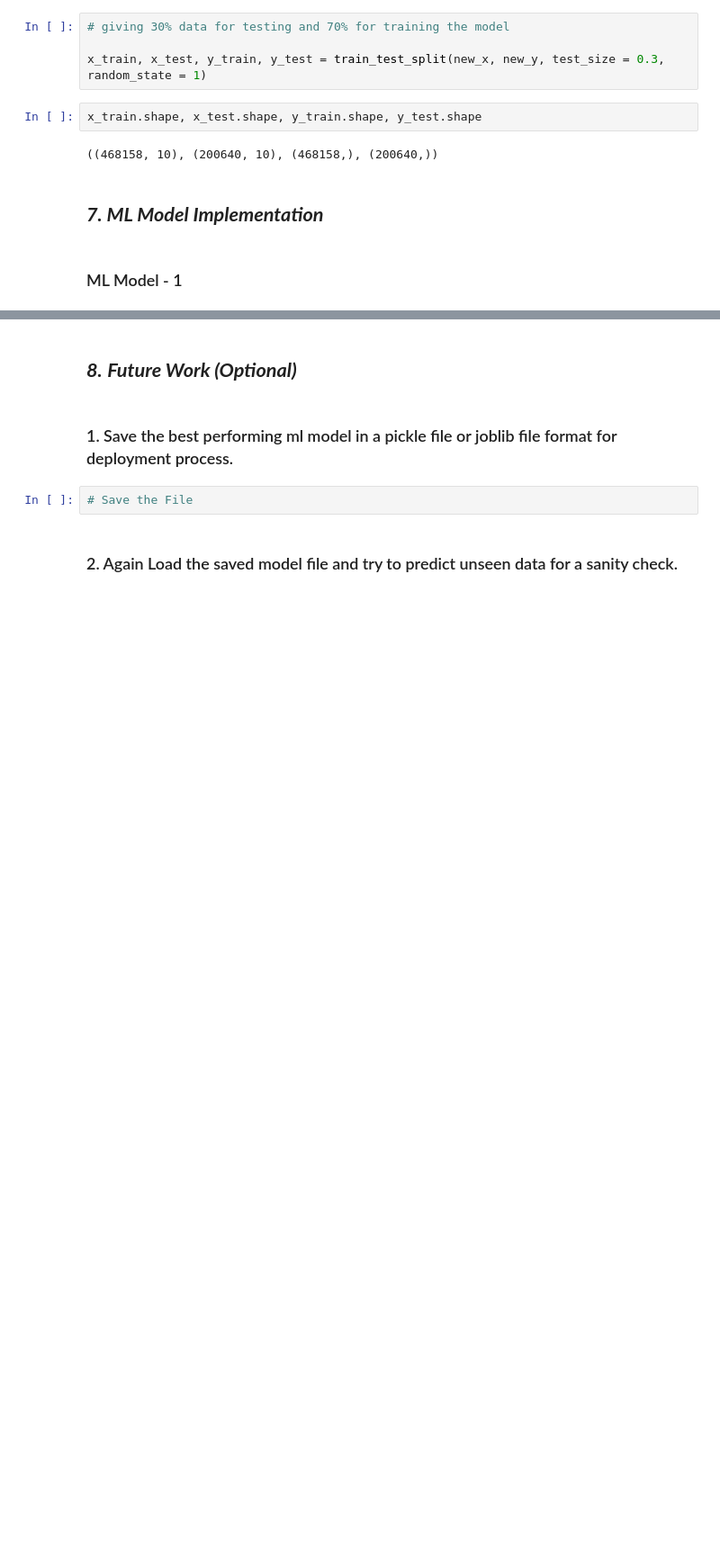
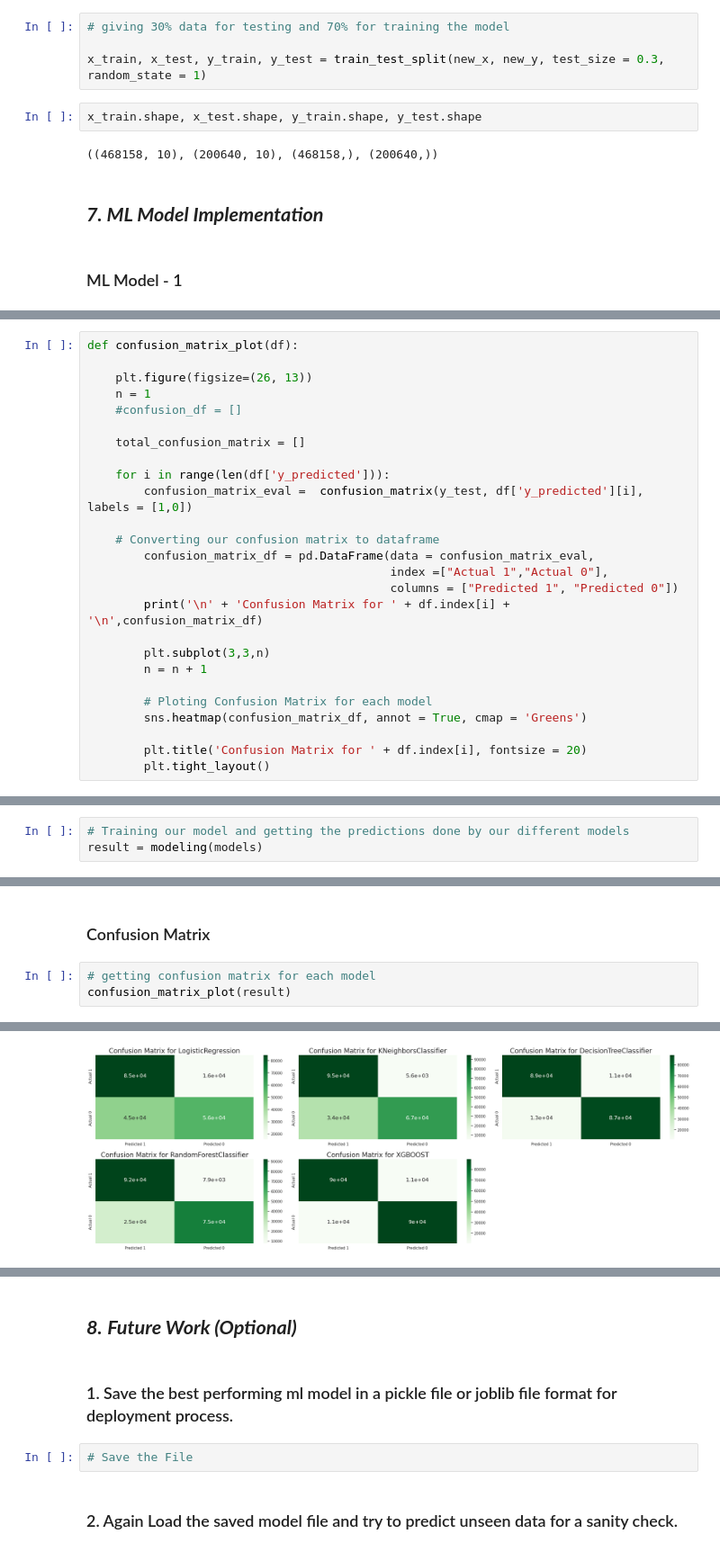
Before and after one commit to k9-Ashish/Health_Insurance_Cross_Sell_Prediction_Capstone_Project, a Jupyter notebook: Health_Insurance_Cross_Sell_Prediction_Capstone_Project.ipynb, the cells around one changed output, grey strips where cells are left out. Shown at 90% size. Cells and saved outputs as stored; diff of their text form; blank space fills up the shorter version.

```diff
--- a/Health_Insurance_Cross_Sell_Prediction_Capstone_Project.ipynb
+++ b/Health_Insurance_Cross_Sell_Prediction_Capstone_Project.ipynb
@@ -1618,0 +1650,26 @@ Answer Here.
+# %%
+def confusion_matrix_plot(df):
+
+    plt.figure(figsize=(26, 13))
+    n = 1
+    #confusion_df = []
+
+    total_confusion_matrix = []
+
+    for i in range(len(df['y_predicted'])):
+        confusion_matrix_eval =  confusion_matrix(y_test, df['y_predicted'][i], labels = [1,0])
+
+    # Converting our confusion matrix to dataframe
+        confusion_matrix_df = pd.DataFrame(data = confusion_matrix_eval,
+                                           index =["Actual 1","Actual 0"],
+                                           columns = ["Predicted 1", "Predicted 0"])
+        print('\n' + 'Confusion Matrix for ' + df.index[i] + '\n',confusion_matrix_df)
+
+        plt.subplot(3,3,n)
+        n = n + 1
+
+        # Ploting Confusion Matrix for each model
+        sns.heatmap(confusion_matrix_df, annot = True, cmap = 'Greens')
+
+        plt.title('Confusion Matrix for ' + df.index[i], fontsize = 20)
+        plt.tight_layout()
@@ -1618,0 +1684,3 @@ Answer Here.
+# %%
+# Training our model and getting the predictions done by our different models
+result = modeling(models)
@@ -1618,0 +1755,6 @@ Answer Here.
+# %% [markdown]
+### Confusion Matrix
+# %%
+# getting confusion matrix for each model
+confusion_matrix_plot(result)
+# %% [output]
@@ -1618,0 +1778 @@ Answer Here.
+[figure, added]
```
Also changed, not shown: parts of 71 cells of this notebook.
